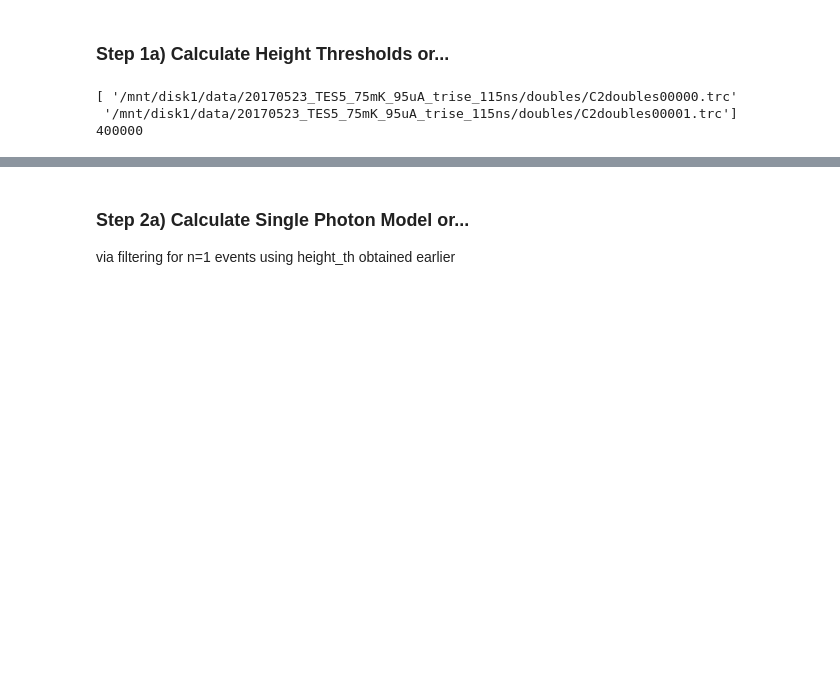
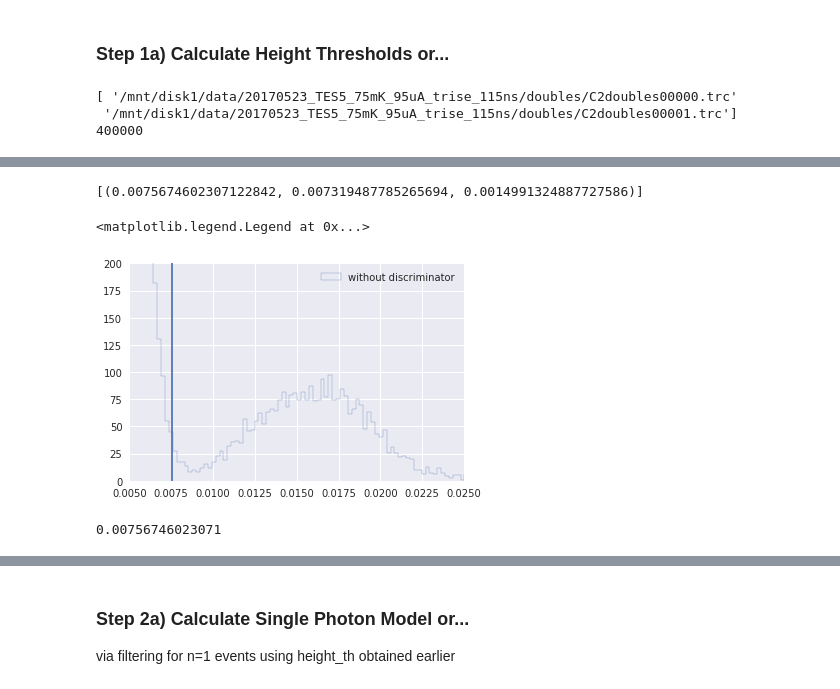
Before and after one commit to hoopernikaho/20170523_TES5_75mK_95uA_trise_115ns_results, a Jupyter notebook: fit_accuracy-cw-derived-single-photon-model.ipynb, the cells around one changed output, grey strips where cells are left out. Drawn from its saved outputs; the diff is of its cells as text; code cells hidden in the pictures; blank space fills up the shorter version.

```diff
--- a/fit_accuracy-cw-derived-single-photon-model.ipynb
+++ b/fit_accuracy-cw-derived-single-photon-model.ipynb
@@ -81,3 +83,31 @@ reload(pd)
 data = np.array([hpa.param_extr(f,t_initial,t_final,height_th,t0)
                  for f
                  in tqdm.tqdm(filelist[:10000])])
+# %%
+heights = data['height']
+pnr_height = np.histogram(heights, 150)
+np.savetxt(results_directory+'heights_cw_derived_first_pass.dat',
+           heights)
+# %%
+# Detect valleys separating peaks or...
+th = thres_poiss.thresholds_N(pnr_height, min_peak_sep=0.01, weighted=True)
+np.savetxt(results_directory+'height_thresholds_cw_first_pass.dat',th)
+print th
+# %% [output]
+[(0.0075674602307122842, 0.007319487785265694, 0.0014991324887727586)]
+# %%
+%matplotlib inline
+plt.figure()
+plt.hist(data['height'],150,label='without discriminator',histtype='step')
+plt.xlim(0.005,0.025)
+plt.ylim(0,200)
+plt.axvline(th[0][0])
+plt.legend()
+# %% [output]
+<matplotlib.legend.Legend at 0x...>
+[figure, added]
+# %%
+height_th = th[0][0]
+print height_th
+# %% [output]
+0.00756746023071
```
Also changed, not shown: parts of 27 cells of this notebook, 6 other files.
